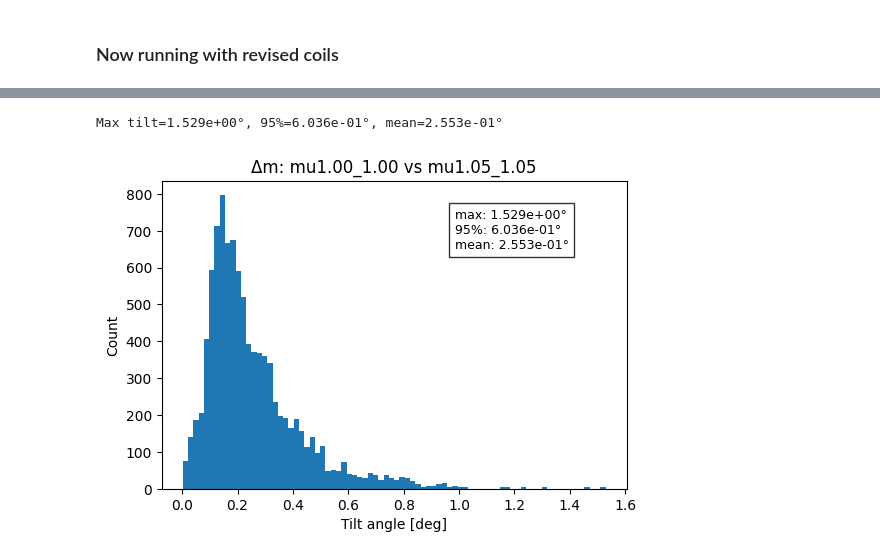
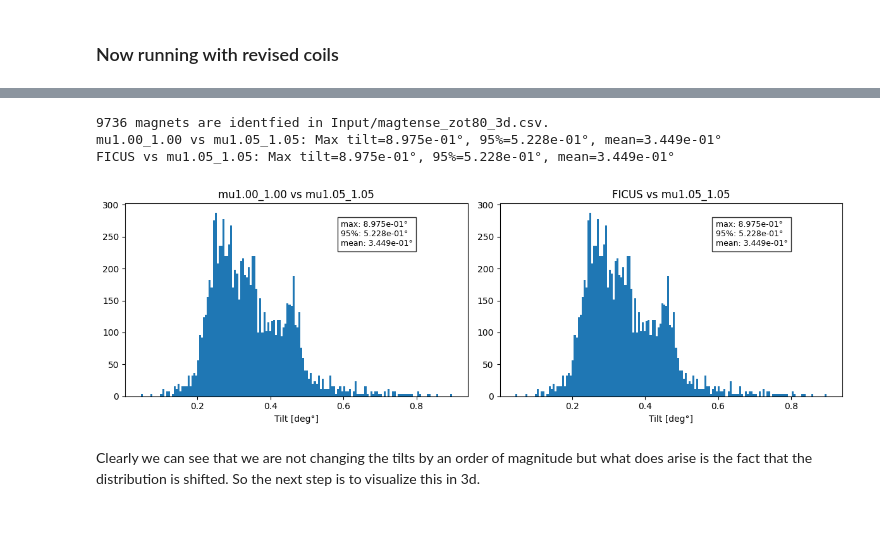
Before and after one commit to armulrich/MUSE, a Jupyter notebook: Attempt_to_Replicate_finite_mu_MUSE.ipynb, the cells around one changed output, grey strips where cells are left out. Cells and saved outputs as stored; diff of their text form; code cells hidden in the pictures; blank space fills up the shorter version.

```diff
--- a/Attempt_to_Replicate_finite_mu_MUSE.ipynb
+++ b/Attempt_to_Replicate_finite_mu_MUSE.ipynb
@@ -637,9 +688,13 @@ Finished (comparison mode). Outputs in Output
-# %%
-## V2 Of this since working with revised mgrid_301v2.py ##
-REF_TAG = "mu1.00_1.00" # -> Baseline
-CMP_TAG = "mu1.05_1.05"  # Change this if you want a different mu comparison
-compare_m_vectors(REF_TAG, CMP_TAG)
-plt.show()
-# %% [output]
-Max tilt=1.529e+00°, 95%=6.036e-01°, mean=2.553e-01°
-[figure, removed]
+# %%
+## V2 Of this since working with revised mgrid_301v2.py ##
+REF_TAG = "mu1.00_1.00" # -> Baseline
+CMP_TAG = "mu1.05_1.05"  # Change this if you want a different mu comparison
+compare_m_vectors(REF_TAG, CMP_TAG, 160, True)
+plt.show()
+# %% [output]
+9736 magnets are identfied in Input/magtense_zot80_3d.csv.
+mu1.00_1.00 vs mu1.05_1.05: Max tilt=8.975e-01°, 95%=5.228e-01°, mean=3.449e-01°
+FICUS vs mu1.05_1.05: Max tilt=8.975e-01°, 95%=5.228e-01°, mean=3.449e-01°
+[figure, added]
+# %% [markdown]
+Clearly we can see that we are not changing the tilts by an order of magnitude but what does arise is the fact that the distribution is shifted. So the next step is to visualize this in 3d.
```
Also changed, not shown: parts of 77 cells of this notebook, 1 other file.
